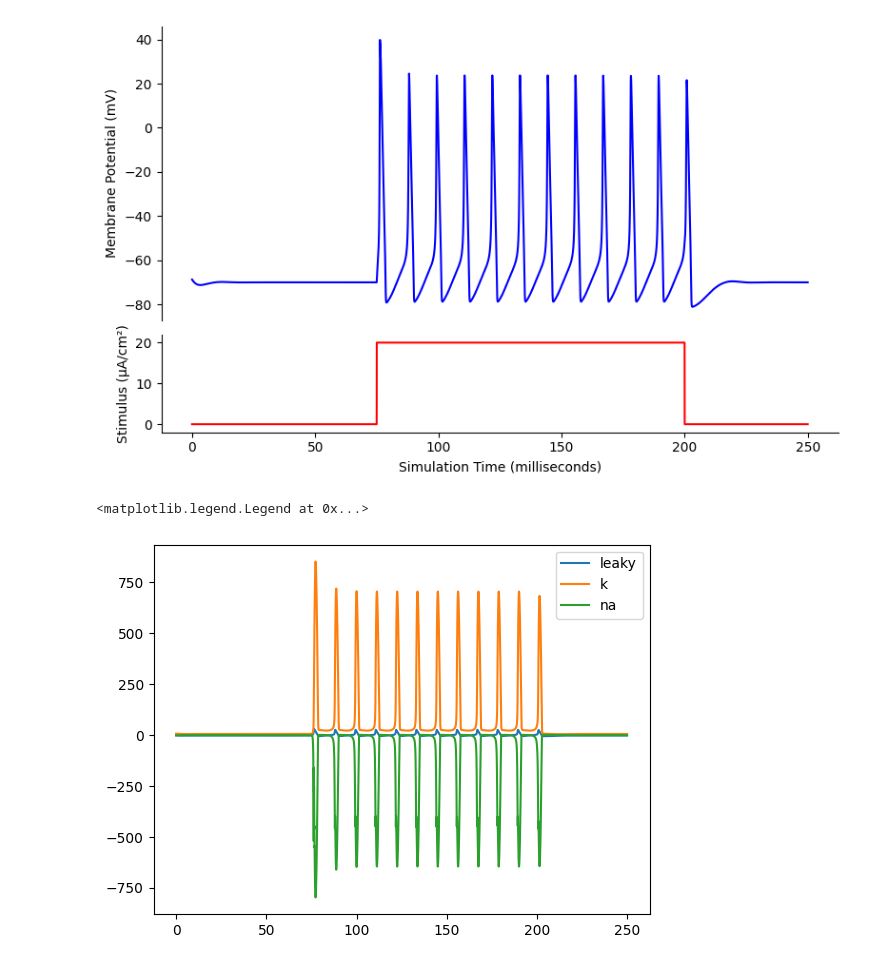
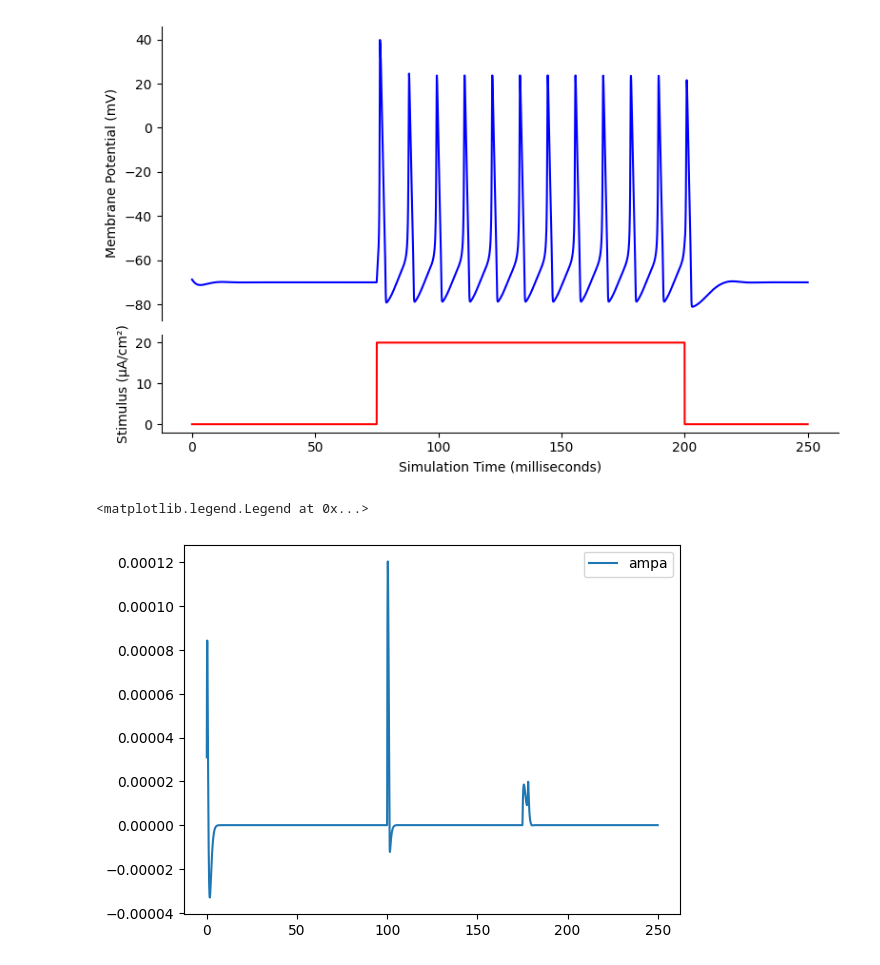
Before and after one commit to hhsherlock/Spiking_NN, a Jupyter notebook: run.ipynb, the cells around one changed output. Saved outputs shown, nothing was run; the diff lists cells and outputs as text; code cells hidden in the pictures.

```diff
--- a/run.ipynb
+++ b/run.ipynb
@@ -137,10 +204,11 @@ plt.show()
 # %% [output]
 [figure]
 # %%
-plt.plot(times, leak_currents, label="leaky")
-plt.plot(times, k_currents, label="k")
-plt.plot(times, na_currents, label="na")
+# plt.plot(times, leak_currents, label="leaky")
+# plt.plot(times, k_currents, label="k")
+# plt.plot(times, na_currents, label="na")
+plt.plot(times, ampa_currents, label="ampa")
 plt.legend()
 # %% [output]
 <matplotlib.legend.Legend at 0x...>
-[figure, old version]
+[figure, new version]
```
Also changed, not shown: parts of 5 cells of this notebook, 3 other files.
